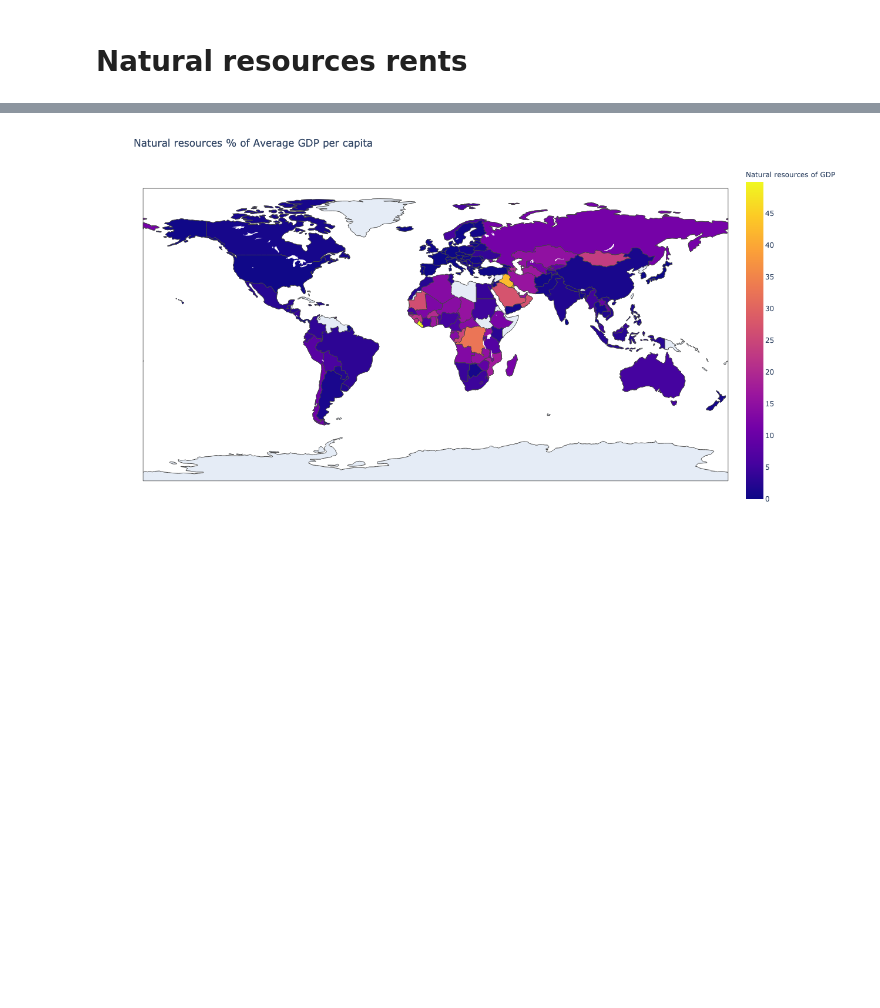
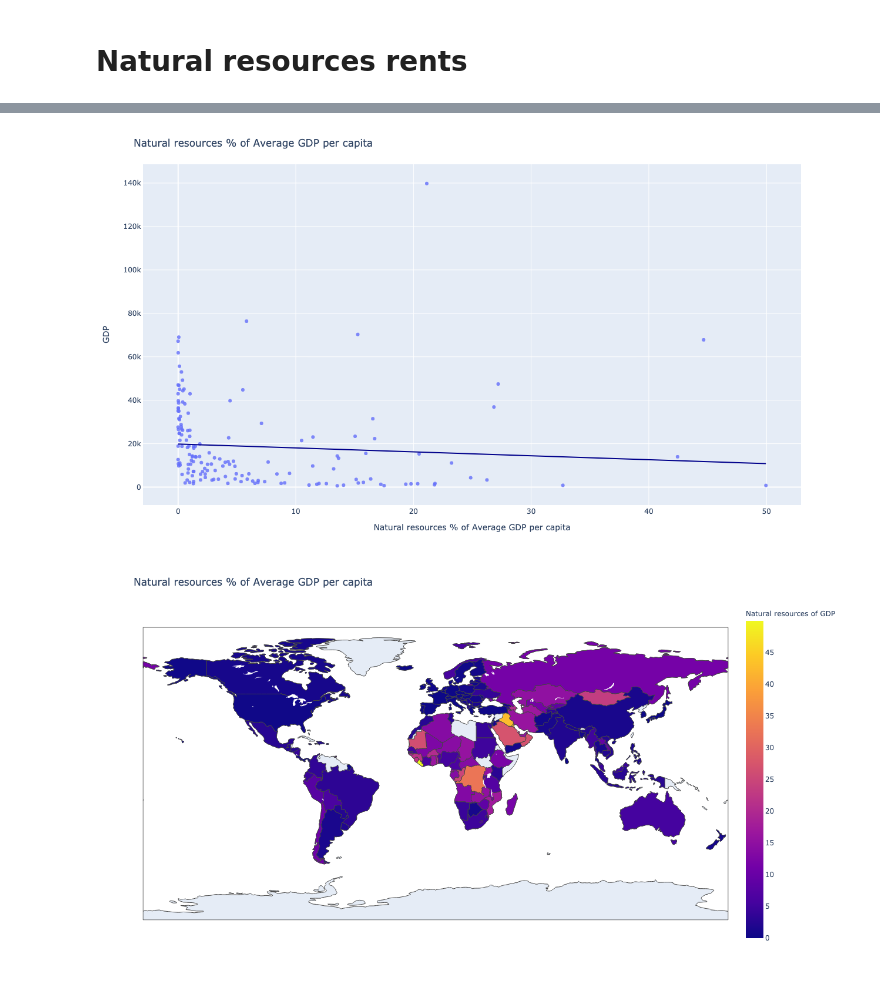
Before and after one commit to leonvanderlee/why_are_countries_wealthy, a Jupyter notebook: code/analysing.ipynb, the cells around one changed output, grey strips where cells are left out. Saved outputs shown, nothing was run; the diff lists cells and outputs as text; code cells hidden in the pictures; blank space fills up the shorter version.

```diff
--- a/code/analysing.ipynb
+++ b/code/analysing.ipynb
@@ -383,3 +399,20 @@ data = pd.read_sql('SELECT * FROM natural_resources_gdp', engine)
+# %%
+fig = px.scatter(
+    data,
+    x = 'Natural resources of GDP',
+    y = 'GDP',
+    opacity=opacity_traces,
+    trendline='ols',
+    trendline_color_override='darkblue'
+)
+
+fig.update_layout(width=width_plot, height=height_plot, title='Natural resources % of Average GDP per capita', xaxis_title='Natural res    ources % of Average GDP per capita', yaxis_title='GDP', showlegend=False, legend_title='Legend Title')
+
+fig.write_image("../plots/natural_resources/natural_resources_ols.png")
+
+fig.show(renderer='png', width=render_width_plot, height=render_height_plot)
+# %% [output]
+[figure, added]
 # %%
 fig = px.choropleth(data, locations='Code',
                     hover_name='Country',
```
Also changed, not shown: parts of 2 cells of this notebook, 2 other files.
